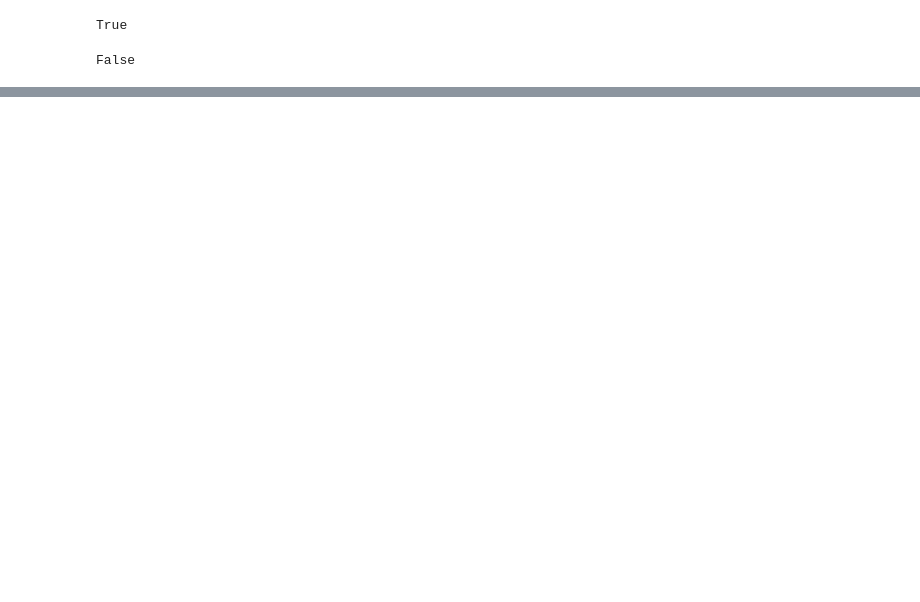
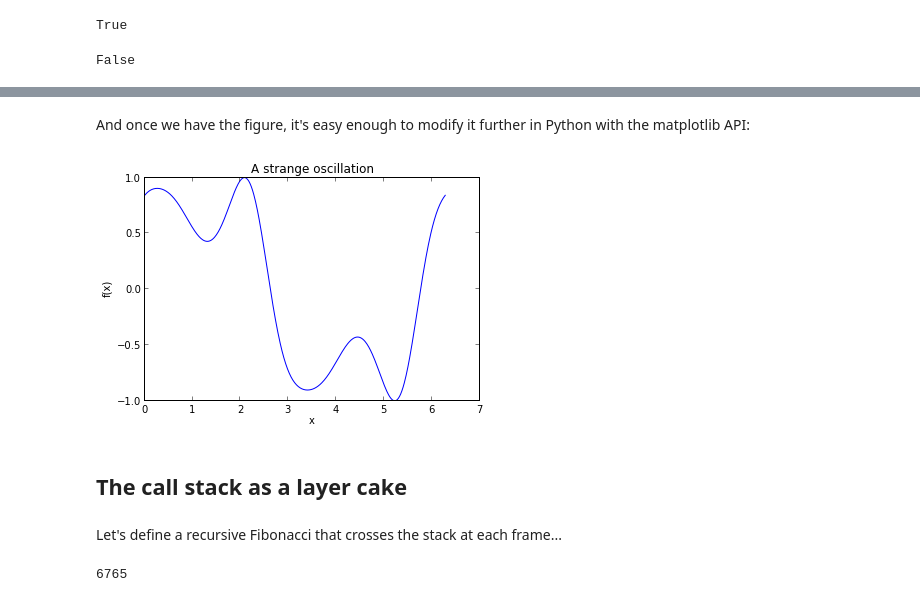
Before and after one commit to JuliaLang/IJulia.jl, a Jupyter notebook: JuliaMagic.ipynb, the cells around one changed output, grey strips where cells are left out. Saved outputs shown, nothing was run; the diff lists cells and outputs as text; code cells hidden in the pictures; blank space fills up the shorter version.

```diff
--- a/JuliaMagic.ipynb
+++ b/JuliaMagic.ipynb
@@ -145,0 +120,26 @@ pylab.show()
+# %% [markdown]
+And once we have the figure, it's easy enough to modify it further in Python with the matplotlib API:
+# %%
+f = %julia f
+ax = f.axes[0]
+ax.set_title('A strange oscillation')
+ax.set_xlabel('x')
+ax.set_ylabel('f(x)')
+f
+# %% [output]
+[figure, added]
+# %% [markdown]
+## The call stack as a layer cake
+# %% [markdown]
+Let's define a recursive Fibonacci that crosses the stack at each frame...
+# %%
+fib = %julia fib(n, fib2) = n < 2 ? n : fib2(n-1, fib) + fib2(n-2, fib)
+
+def fib2(n, fib):
+    if n < 2:
+         return n
+    return fib(n-1, fib2) + fib(n-2, fib2)
+
+fib2(20, fib)
+# %% [output]
+6765
```
Also changed, not shown: parts of 41 cells of this notebook, 5 other files.
